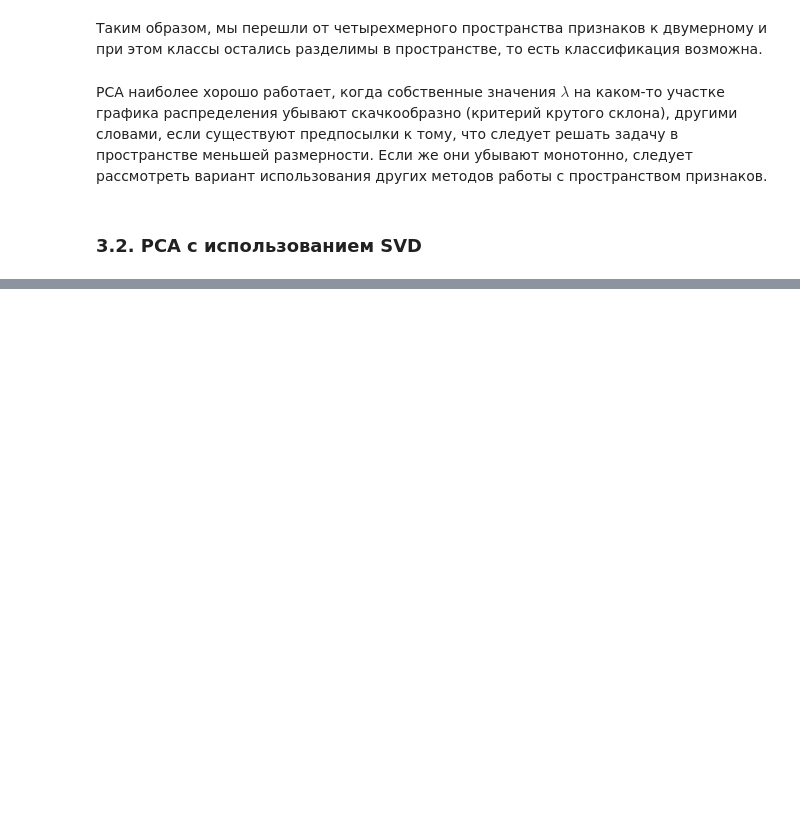
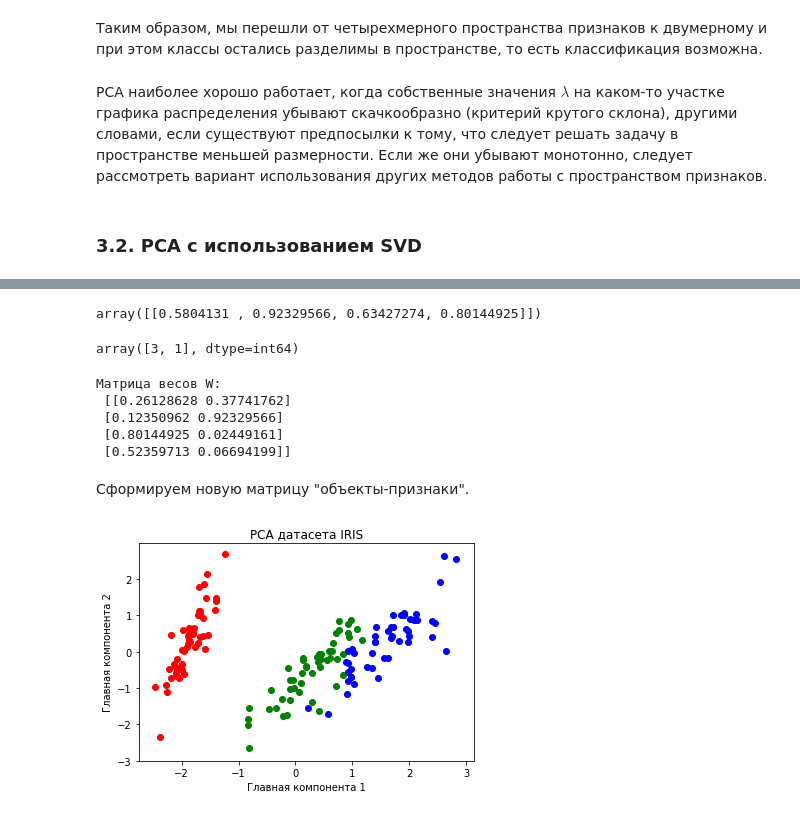
Before and after one commit to doksketch/algorithms-for-data-analysis, a Jupyter notebook: 10_PCA/10_PCA.ipynb, the cells around one changed output, grey strips where cells are left out. Saved outputs shown, nothing was run; the diff lists cells and outputs as text; code cells hidden in the pictures; blank space fills up the shorter version.

```diff
--- a/10_PCA/10_PCA.ipynb
+++ b/10_PCA/10_PCA.ipynb
@@ -183,0 +205,31 @@ PCA наиболее хорошо работает, когда собствен
+# %%
+ind_col = np.argmax(sing_values, axis = 1)
+ind_col = np.expand_dims(ind_col, axis = 0)
+maximum = np.take_along_axis(sing_values, ind_col, axis = 0)
+# %%
+maximum
+# %% [output]
+array([[0.5804131 , 0.92329566, 0.63427274, 0.80144925]])
+# %%
+max_ind = maximum.argsort()[-d:][-1][d:]
+max_ind
+# %% [output]
+array([3, 1], dtype=int64)
+# %%
+W = np.hstack((sing_values[:, max_ind[0]].reshape(4,1), sing_values[:, max_ind[1]].reshape(4,1)))
+
+print(f'Матрица весов W:\n', W)
+# %% [output]
+Матрица весов W:
+ [[0.26128628 0.37741762]
+ [0.12350962 0.92329566]
+ [0.80144925 0.02449161]
+ [0.52359713 0.06694199]]
+# %% [markdown]
+Сформируем новую матрицу "объекты-признаки".
+# %%
+Z = X_.dot(W)
+# %%
+pca_plot(Z)
+# %% [output]
+[figure, added]
```
Also changed, not shown: parts of 12 cells of this notebook.
